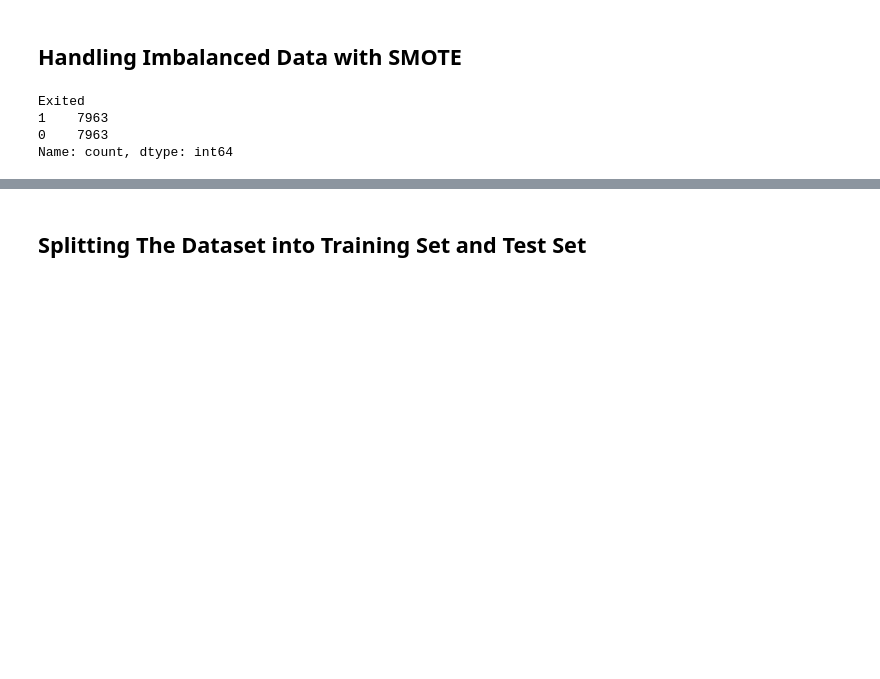
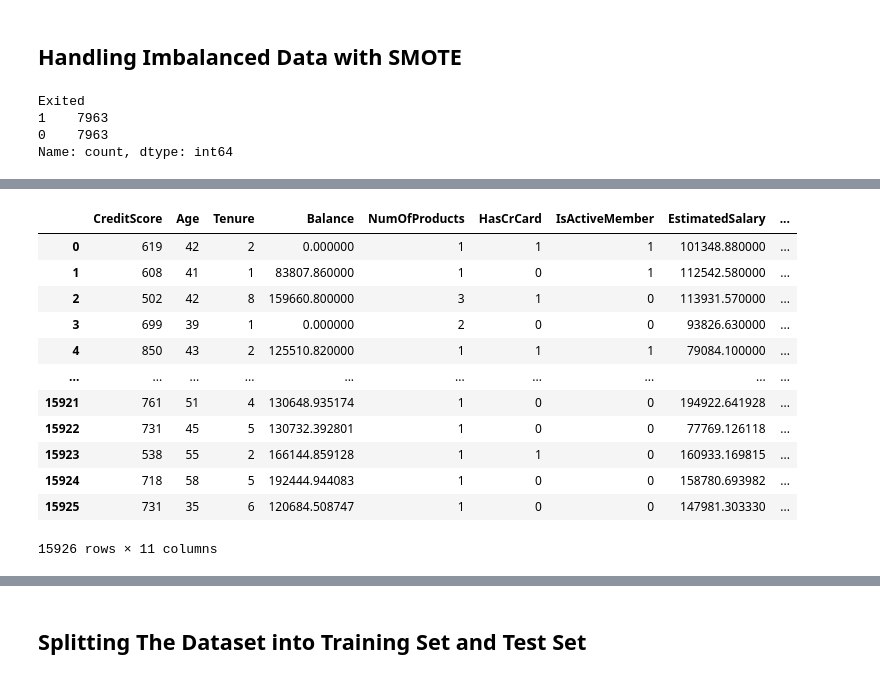
Before and after one commit to Debasis-muduli/Bank-Customer-Churn-Prediction, a Jupyter notebook: churn_customer.ipynb, the cells around one changed output, grey strips where cells are left out. Cells and saved outputs as stored; diff of their text form; code cells hidden in the pictures; blank space fills up the shorter version.

```diff
--- a/churn_customer.ipynb
+++ b/churn_customer.ipynb
@@ -135,0 +208,16 @@ sns.countplot(x=y_res,hue=y_res)
+# %%
+X_res
+# %% [output]
+|  | CreditScore | Age | Tenure | Balance | NumOfProducts | HasCrCard | IsActiveMember | EstimatedSalary | ... |
+| 0 | 619 | 42 | 2 | 0.000000 | 1 | 1 | 1 | 101348.880000 | ... |
+| 1 | 608 | 41 | 1 | 83807.860000 | 1 | 0 | 1 | 112542.580000 | ... |
+| 2 | 502 | 42 | 8 | 159660.800000 | 3 | 1 | 0 | 113931.570000 | ... |
+| 3 | 699 | 39 | 1 | 0.000000 | 2 | 0 | 0 | 93826.630000 | ... |
+| 4 | 850 | 43 | 2 | 125510.820000 | 1 | 1 | 1 | 79084.100000 | ... |
+| ... | ... | ... | ... | ... | ... | ... | ... | ... | ... |
+| 15921 | 761 | 51 | 4 | 130648.935174 | 1 | 0 | 0 | 194922.641928 | ... |
+| 15922 | 731 | 45 | 5 | 130732.392801 | 1 | 0 | 0 | 77769.126118 | ... |
+| 15923 | 538 | 55 | 2 | 166144.859128 | 1 | 1 | 0 | 160933.169815 | ... |
+| 15924 | 718 | 58 | 5 | 192444.944083 | 1 | 0 | 0 | 158780.693982 | ... |
+| 15925 | 731 | 35 | 6 | 120684.508747 | 1 | 0 | 0 | 147981.303330 | ... |
+15926 rows × 11 columns
```
Also changed, not shown: parts of 11 cells of this notebook.
